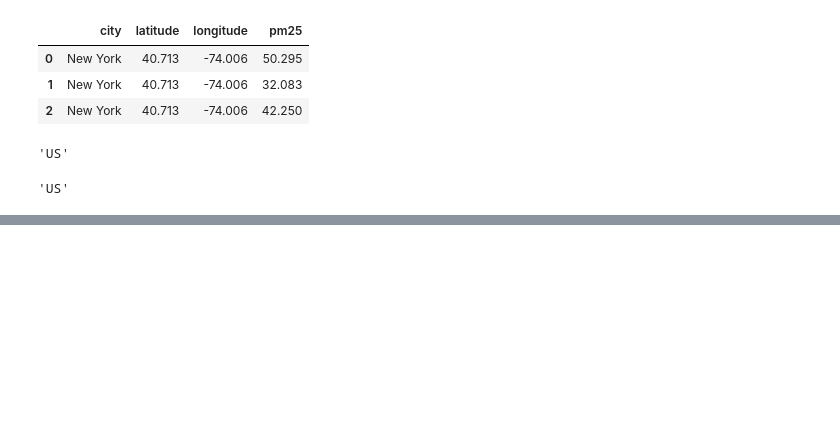
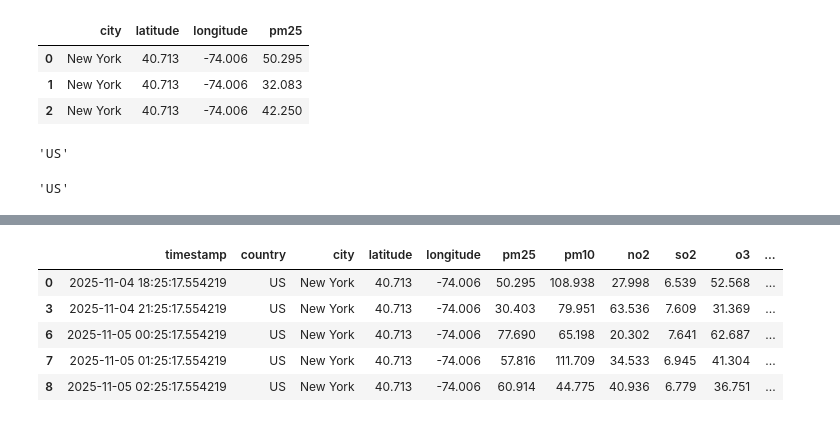
Before and after one commit to Vanshaj14Mohan/AI-and-ML, a Jupyter notebook: Section Two/Practical/task.ipynb, the cells around one changed output, grey strips where cells are left out. Saved outputs shown, nothing was run; the diff lists cells and outputs as text; code cells hidden in the pictures; blank space fills up the shorter version.

```diff
--- a/Section Two/Practical/task.ipynb
+++ b/Section Two/Practical/task.ipynb
@@ -190,0 +216,9 @@ df.iat[0, 1]
+# %%
+df[df["aqi"] > 100 ].head()
+# %% [output]
+|  | timestamp | country | city | latitude | longitude | pm25 | pm10 | no2 | so2 | o3 | ... |
+| 0 | 2025-11-04 18:25:17.554219 | US | New York | 40.713 | -74.006 | 50.295 | 108.938 | 27.998 | 6.539 | 52.568 | ... |
+| 3 | 2025-11-04 21:25:17.554219 | US | New York | 40.713 | -74.006 | 30.403 | 79.951 | 63.536 | 7.609 | 31.369 | ... |
+| 6 | 2025-11-05 00:25:17.554219 | US | New York | 40.713 | -74.006 | 77.690 | 65.198 | 20.302 | 7.641 | 62.687 | ... |
+| 7 | 2025-11-05 01:25:17.554219 | US | New York | 40.713 | -74.006 | 57.816 | 111.709 | 34.533 | 6.945 | 41.304 | ... |
+| 8 | 2025-11-05 02:25:17.554219 | US | New York | 40.713 | -74.006 | 60.914 | 44.775 | 40.936 | 6.779 | 36.751 | ... |
```
Also changed, not shown: parts of 6 cells of this notebook.
